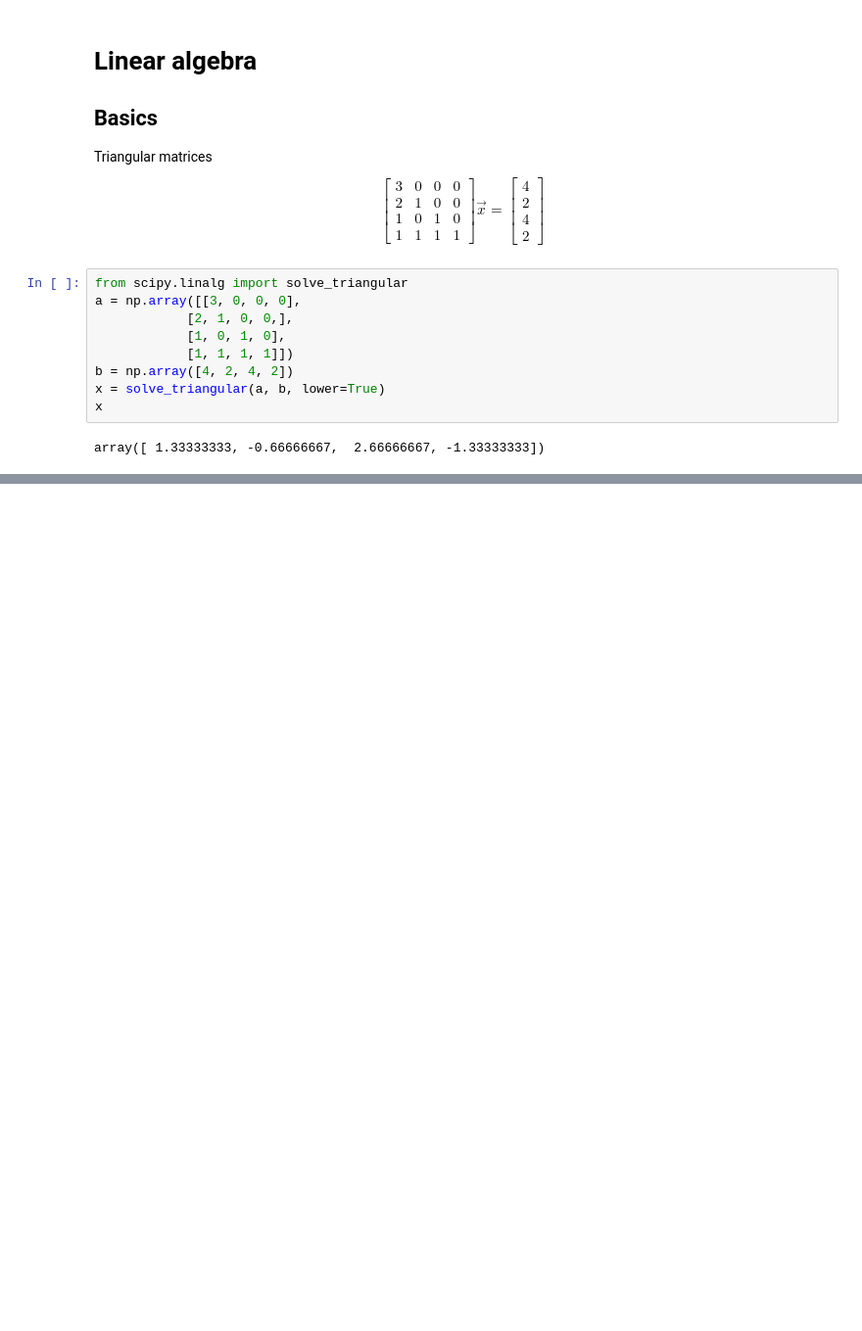
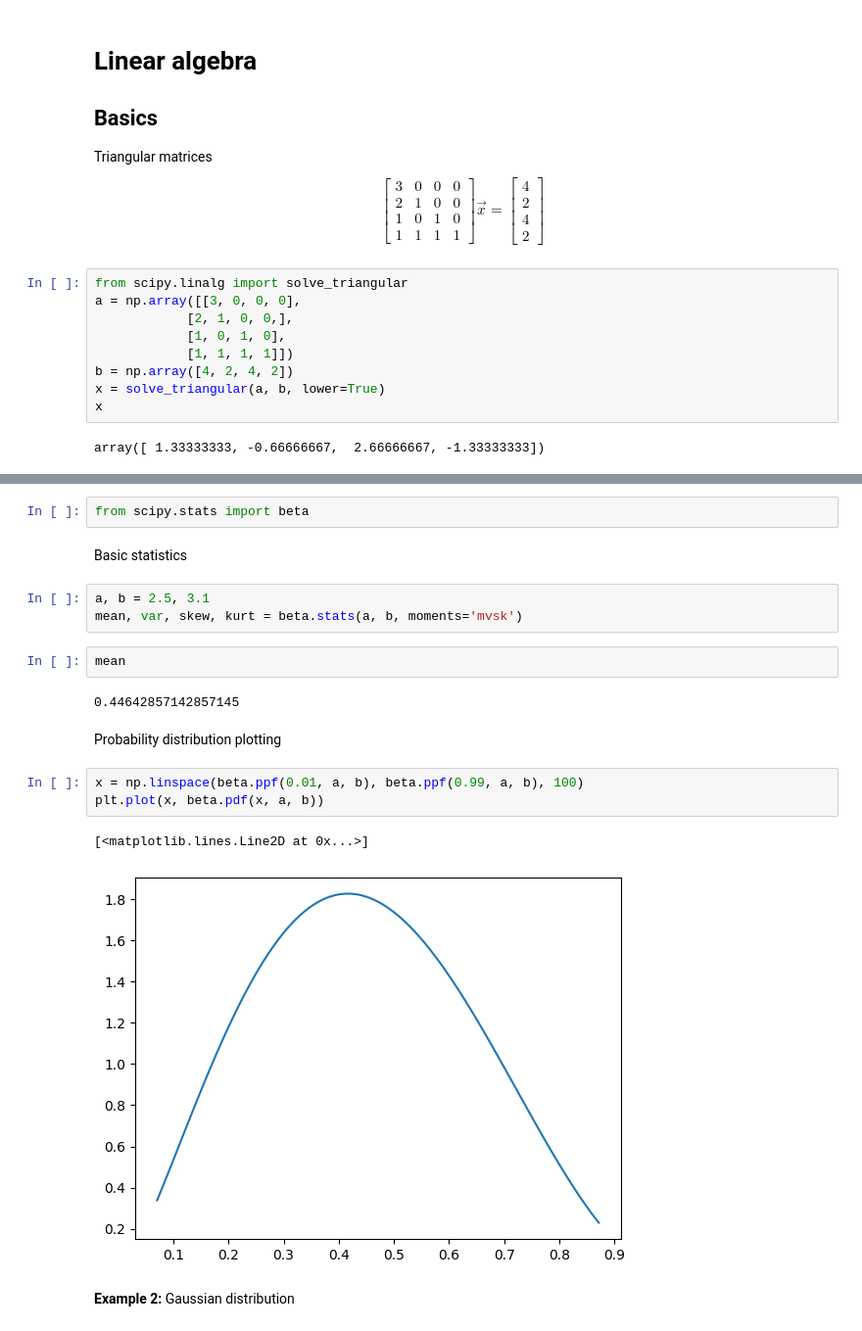
Before and after one commit to ashleysharp/codespaces-jupyter, a Jupyter notebook: notebooks/scipy.ipynb, the cells around one changed output, grey strips where cells are left out. Shown at 98% size. Drawn from its saved outputs; the diff is of its cells as text; blank space fills up the shorter version.

Commit message:
Statistics

```diff
--- a/notebooks/scipy.ipynb
+++ b/notebooks/scipy.ipynb
@@ -438,0 +489,21 @@ array([ 1.33333333, -0.66666667,  2.66666667, -1.33333333])
+# %%
+from scipy.stats import beta
+# %% [markdown]
+Basic statistics
+# %%
+a, b = 2.5, 3.1
+mean, var, skew, kurt = beta.stats(a, b, moments='mvsk')
+# %%
+mean
+# %% [output]
+0.44642857142857145
+# %% [markdown]
+Probability distribution plotting
+# %%
+x = np.linspace(beta.ppf(0.01, a, b), beta.ppf(0.99, a, b), 100)
+plt.plot(x, beta.pdf(x, a, b))
+# %% [output]
+[<matplotlib.lines.Line2D at 0x...>]
+[figure, added]
+# %% [markdown]
+**Example 2:** Gaussian distribution
```
Also changed, not shown: parts of 13 cells of this notebook.
